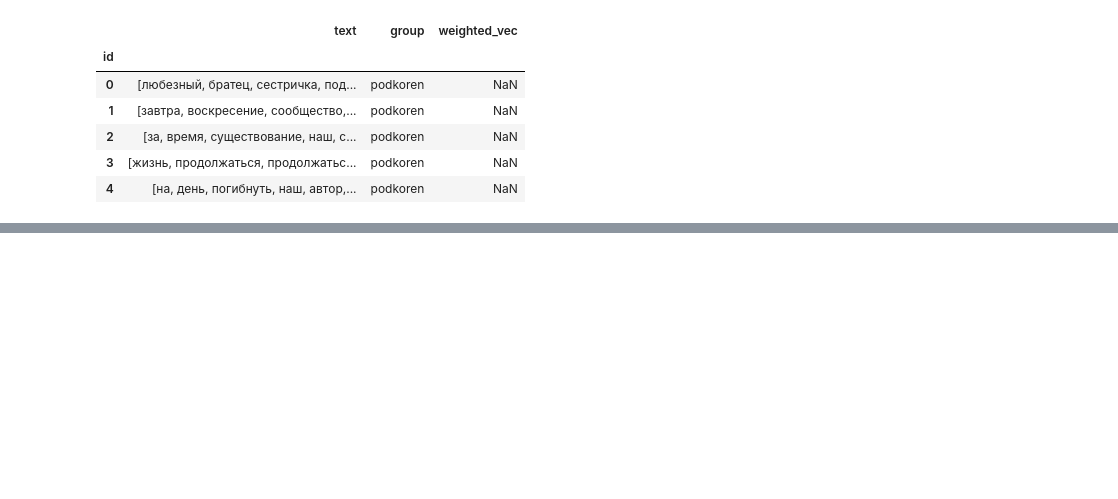
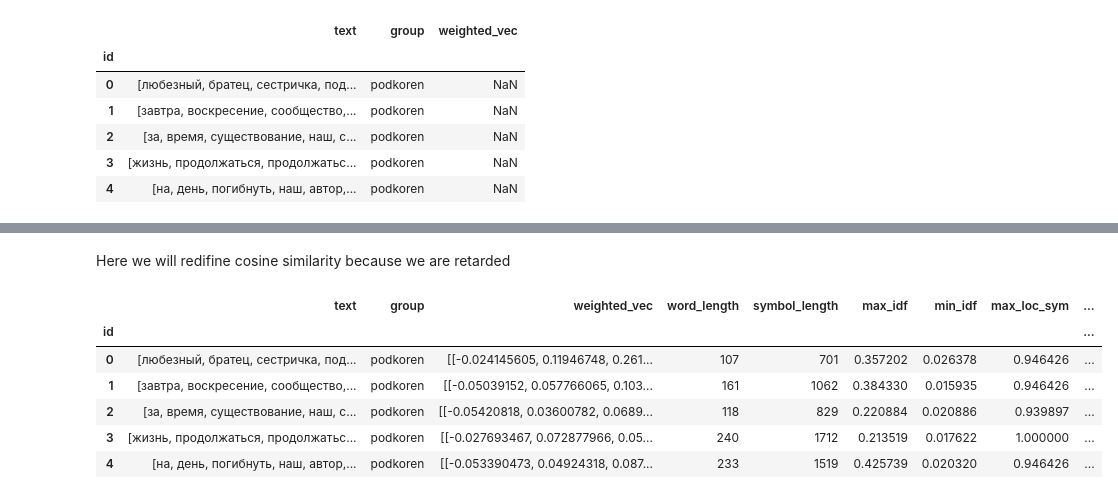
Before and after one commit to leramorozova/DS_Courses, a Jupyter notebook: LingvoDS_sect/DS_Project_sect.ipynb, the cells around one changed output, grey strips where cells are left out. Cells and saved outputs as stored; diff of their text form; code cells hidden in the pictures; blank space fills up the shorter version.

```diff
--- a/LingvoDS_sect/DS_Project_sect.ipynb
+++ b/LingvoDS_sect/DS_Project_sect.ipynb
@@ -537,0 +407,37 @@ df.head()
+# %% [markdown]
+Here we will redifine cosine similarity because we are retarded
+# %%
+def cos_sim(v1, v2):
+    return np.inner(v1, v2) / (np.linalg.norm(v1) * np.linalg.norm(v2))
+# %%
+def local_sym(vector_matrix):
+    sym_list = []
+    for i in range(len(vector_matrix)):
+        if i != 0:
+            sym_list.append(cos_sim(vector_matrix[i-1], vector_matrix[i]))
+    return sym_list
+
+def crutched_max(vec):
+    if len(vec) == 0:
+        return 0
+    else:
+        return max(vec)
+
+def crutched_mean(vec):
+    if len(vec) < 2:
+        return 0
+    else:
+        return np.nanmean(vec)
+# %%
+df['max_loc_sym'] = pd.Series([crutched_max(local_sym(vec)) for vec in df['weighted_vec']], index=df.index)
+df['mean_loc_sym'] = pd.Series([crutched_mean(local_sym(vec)) for vec in df['weighted_vec']], index=df.index)
+
+df.head()
+# %% [output]
+|  | text | group | weighted_vec | word_length | symbol_length | max_idf | min_idf | max_loc_sym | ... |
+| id |  |  |  |  |  |  |  |  | ... |
+| 0 | [любезный, братец, сестричка, под... | podkoren | [[-0.024145605, 0.11946748, 0.261... | 107 | 701 | 0.357202 | 0.026378 | 0.946426 | ... |
+| 1 | [завтра, воскресение, сообщество,... | podkoren | [[-0.05039152, 0.057766065, 0.103... | 161 | 1062 | 0.384330 | 0.015935 | 0.946426 | ... |
+| 2 | [за, время, существование, наш, с... | podkoren | [[-0.05420818, 0.03600782, 0.0689... | 118 | 829 | 0.220884 | 0.020886 | 0.939897 | ... |
+| 3 | [жизнь, продолжаться, продолжатьс... | podkoren | [[-0.027693467, 0.072877966, 0.05... | 240 | 1712 | 0.213519 | 0.017622 | 1.000000 | ... |
+| 4 | [на, день, погибнуть, наш, автор,... | podkoren | [[-0.053390473, 0.04924318, 0.087... | 233 | 1519 | 0.425739 | 0.020320 | 0.946426 | ... |
```
Also changed, not shown: parts of 35 cells of this notebook, 1 other file.
